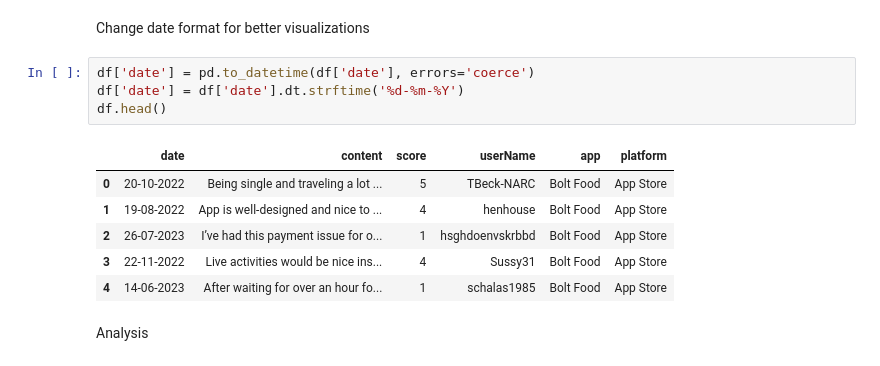
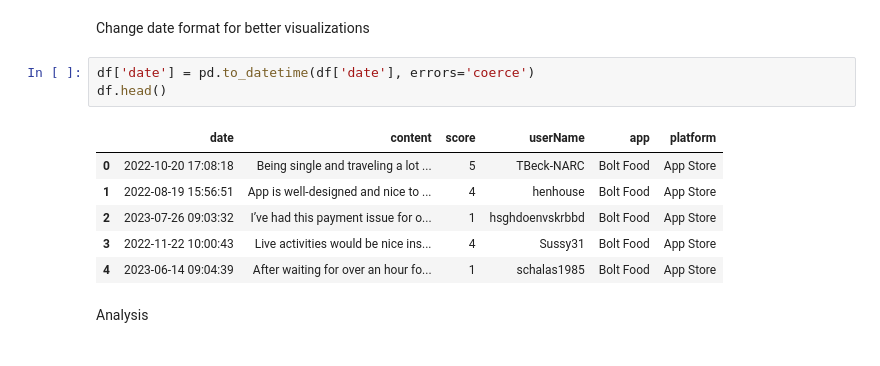
Before and after one commit to OgrodowskiJedrzej/Food-Apps-Review-Revisit, a Jupyter notebook: main.ipynb, the cells around one changed output. Saved outputs shown, nothing was run; the diff lists cells and outputs as text.

```diff
--- a/main.ipynb
+++ b/main.ipynb
@@ -57,15 +57,14 @@ df = df.drop(columns=columnsToDrop)
 Change date format for better visualizations
 # %%
 df['date'] = pd.to_datetime(df['date'], errors='coerce')
-df['date'] = df['date'].dt.strftime('%d-%m-%Y')
 df.head()
 # %% [output]
 |  | date | content | score | userName | app | platform |
-| 0 | 20-10-2022 | Being single and traveling a lot ... | 5 | TBeck-NARC | Bolt Food | App Store |
-| 1 | 19-08-2022 | App is well-designed and nice to ... | 4 | henhouse | Bolt Food | App Store |
-| 2 | 26-07-2023 | I’ve had this payment issue for o... | 1 | hsghdoenvskrbbd | Bolt Food | App Store |
-| 3 | 22-11-2022 | Live activities would be nice ins... | 4 | Sussy31 | Bolt Food | App Store |
-| 4 | 14-06-2023 | After waiting for over an hour fo... | 1 | schalas1985 | Bolt Food | App Store |
+| 0 | 2022-10-20 17:08:18 | Being single and traveling a lot ... | 5 | TBeck-NARC | Bolt Food | App Store |
+| 1 | 2022-08-19 15:56:51 | App is well-designed and nice to ... | 4 | henhouse | Bolt Food | App Store |
+| 2 | 2023-07-26 09:03:32 | I’ve had this payment issue for o... | 1 | hsghdoenvskrbbd | Bolt Food | App Store |
+| 3 | 2022-11-22 10:00:43 | Live activities would be nice ins... | 4 | Sussy31 | Bolt Food | App Store |
+| 4 | 2023-06-14 09:04:39 | After waiting for over an hour fo... | 1 | schalas1985 | Bolt Food | App Store |
 # %% [markdown]
 Analysis
 # %%
```
Also changed, not shown: parts of 2 cells of this notebook.
